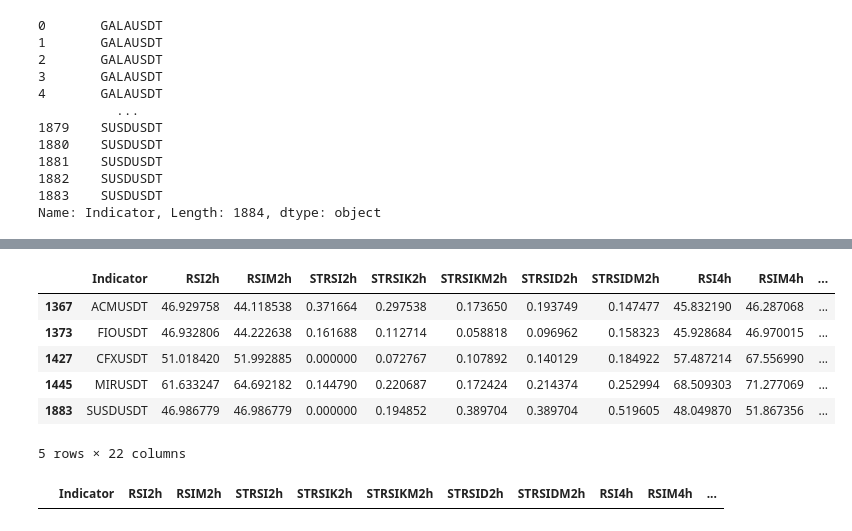
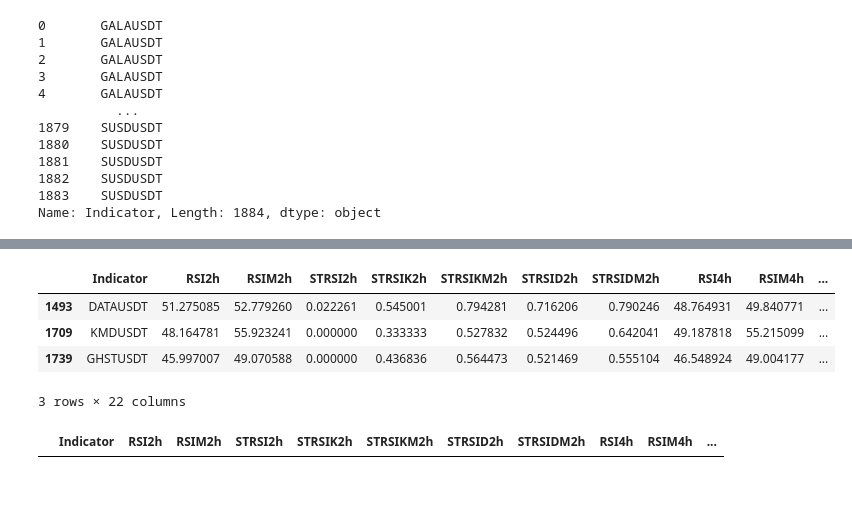
Before and after one commit to hjabbour/ML, a Jupyter notebook: HLST-ALL-248H-TOPPING.ipynb, the cells around one changed output, grey strips where cells are left out. Drawn from its saved outputs; the diff is of its cells as text; code cells hidden in the pictures; blank space fills up the shorter version.

```diff
--- a/HLST-ALL-248H-TOPPING.ipynb
+++ b/HLST-ALL-248H-TOPPING.ipynb
@@ -251,16 +251,14 @@ drop
 # %%
-## filter find RSI divergence for going down on 8 and 4 hours
+## filter RSI under X and going down
 
-drop = final.loc[((final['RSI4h'] < final['RSIM4h']) & (final['RSI8h'] < final['RSIM8h']) & (final['STRSIK8h'] < final['STRSIKM8h']) & (final['STRSIK4h'] < final['STRSIKM4h']) &  (final['STRSIK8h'] < final['STRSID8h']) &  (final['STRSIK4h'] < final['STRSID4h']) )]
+drop = final.loc[((final['RSI4h'] < 50) & (final['RSI4h'] < final['RSIM4h']) & (final['RSI8h'] < final['RSIM8h']) & (final['STRSIK8h'] < final['STRSIKM8h']) & (final['STRSIK4h'] < final['STRSIKM4h']) &  (final['STRSIK8h'] < final['STRSID8h']) &  (final['STRSIK4h'] < final['STRSID4h']) )]
 drop
 # %% [output]
 |  | Indicator | RSI2h | RSIM2h | STRSI2h | STRSIK2h | STRSIKM2h | STRSID2h | STRSIDM2h | RSI4h | RSIM4h | ... |
-| 1367 | ACMUSDT | 46.929758 | 44.118538 | 0.371664 | 0.297538 | 0.173650 | 0.193749 | 0.147477 | 45.832190 | 46.287068 | ... |
-| 1373 | FIOUSDT | 46.932806 | 44.222638 | 0.161688 | 0.112714 | 0.058818 | 0.096962 | 0.158323 | 45.928684 | 46.970015 | ... |
-| 1427 | CFXUSDT | 51.018420 | 51.992885 | 0.000000 | 0.072767 | 0.107892 | 0.140129 | 0.184922 | 57.487214 | 67.556990 | ... |
-| 1445 | MIRUSDT | 61.633247 | 64.692182 | 0.144790 | 0.220687 | 0.172424 | 0.214374 | 0.252994 | 68.509303 | 71.277069 | ... |
-| 1883 | SUSDUSDT | 46.986779 | 46.986779 | 0.000000 | 0.194852 | 0.389704 | 0.389704 | 0.519605 | 48.049870 | 51.867356 | ... |
+| 1493 | DATAUSDT | 51.275085 | 52.779260 | 0.022261 | 0.545001 | 0.794281 | 0.716206 | 0.790246 | 48.764931 | 49.840771 | ... |
+| 1709 | KMDUSDT | 48.164781 | 55.923241 | 0.000000 | 0.333333 | 0.527832 | 0.524496 | 0.642041 | 49.187818 | 55.215099 | ... |
+| 1739 | GHSTUSDT | 45.997007 | 49.070588 | 0.000000 | 0.436836 | 0.564473 | 0.521469 | 0.555104 | 46.548924 | 49.004177 | ... |
-5 rows × 22 columns
+3 rows × 22 columns
 # %%
 ## WILL GO DOWN still K > D , K are dropping on 4 hour and 8 hours still above D and over 0.8
 drop = final.loc[((final['STRSIK8h'] < final['STRSIKM8h']) & (final['STRSIK4h'] < final['STRSIKM4h']) & (final['STRSIK4h'] > 0.8) &  (final['STRSIK8h'] > final['STRSID8h']))]
```
Also changed, not shown: parts of 6 cells of this notebook, 7 other files.
